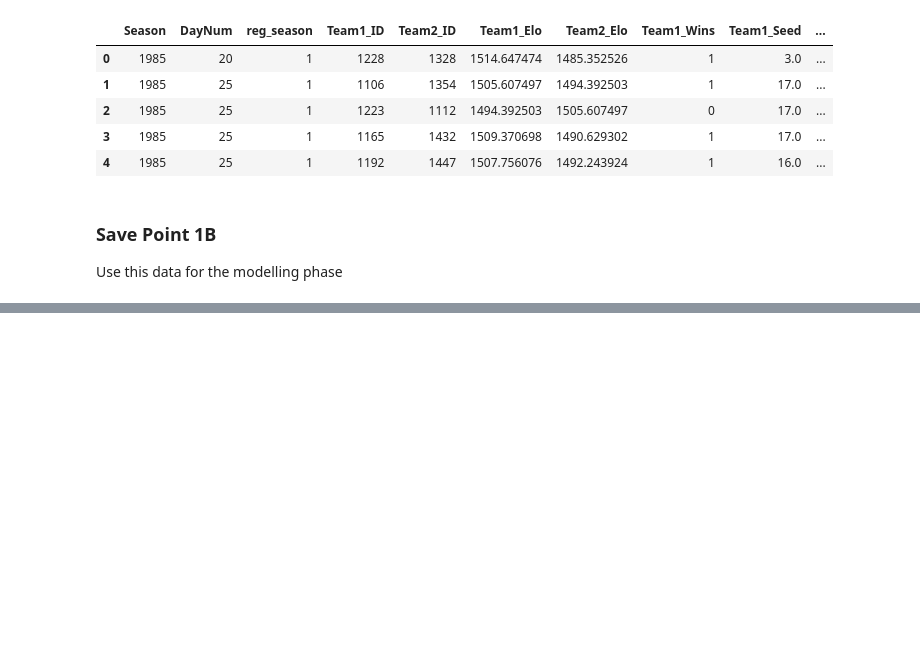
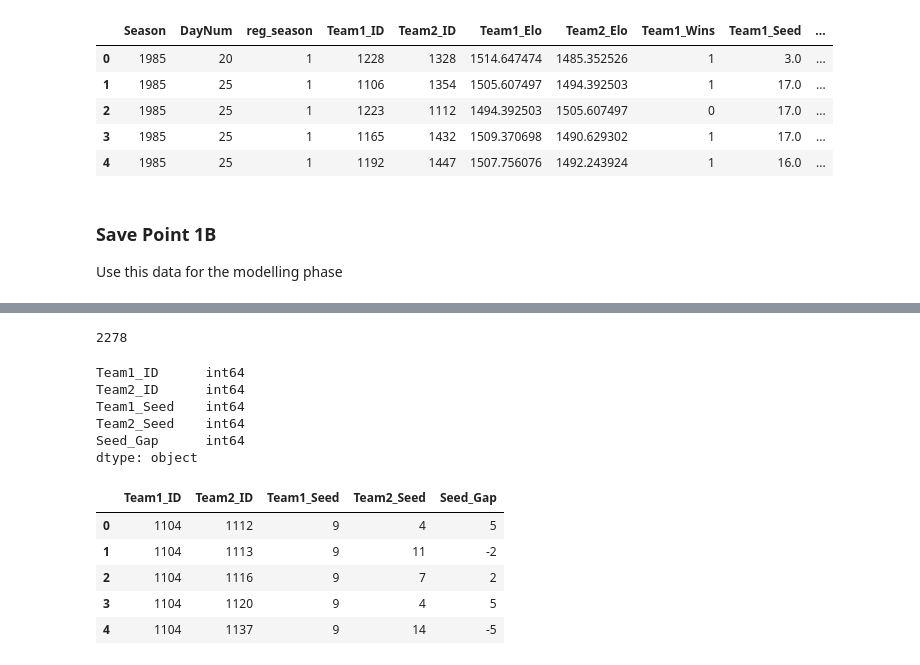
Before and after one commit to hamil168/Data-Science-Misc, a Jupyter notebook: Kaggle_NCAA_2018/Mens/NCAA Men's Basketball 2018 - ELO Calcs.ipynb, the cells around one changed output, grey strips where cells are left out. Drawn from its saved outputs; the diff is of its cells as text; code cells hidden in the pictures; blank space fills up the shorter version.

```diff
--- a/Kaggle_NCAA_2018/Mens/NCAA Men's Basketball 2018 - ELO Calcs.ipynb
+++ b/Kaggle_NCAA_2018/Mens/NCAA Men's Basketball 2018 - ELO Calcs.ipynb
@@ -561,0 +612,3 @@ df.to_csv('NCAA_Men_Data_1B.csv',index=True)
+# %%
+seeds2018.reset_index(drop=True, inplace=True)
+seeds2018.sort_values('TeamID',inplace=True)
@@ -561,0 +623,42 @@ df.to_csv('NCAA_Men_Data_1B.csv',index=True)
+# %%
+combinations = [[i,j] for i in seeds2018.TeamID for j in seeds2018.TeamID if i < j]
+# %%
+len(combinations)
+# %% [output]
+2278
+# %%
+test_df = []
+
+test_df = pd.DataFrame(combinations, columns=['Team1_ID','Team2_ID'])
+
+test_df = test_df.merge(seeds2018, how = 'left', left_on = 'Team1_ID', right_on = 'TeamID')
+test_df = test_df.merge(seeds2018, how = 'left', left_on = 'Team2_ID', right_on = 'TeamID')
+
+test_df.drop(['TeamID_x'], axis=1, inplace=True)
+test_df.drop(['TeamID_y'], axis=1, inplace=True)
+
+test_df.rename(columns = {'Num_x': 'Team1_Seed'}, inplace=True)
+test_df.rename(columns = {'Num_y': 'Team2_Seed'}, inplace=True)
+# %%
+test_df['Team1_Seed'] = pd.to_numeric(test_df.Team1_Seed,errors='coerce')
+test_df['Team2_Seed'] = pd.to_numeric(test_df.Team2_Seed,errors='coerce')
+
+test_df['Seed_Gap'] = test_df['Team1_Seed'] - test_df['Team2_Seed']
+# %%
+test_df.dtypes
+# %% [output]
+Team1_ID      int64
+Team2_ID      int64
+Team1_Seed    int64
+Team2_Seed    int64
+Seed_Gap      int64
+dtype: object
+# %%
+test_df.head()
+# %% [output]
+|  | Team1_ID | Team2_ID | Team1_Seed | Team2_Seed | Seed_Gap |
+| 0 | 1104 | 1112 | 9 | 4 | 5 |
+| 1 | 1104 | 1113 | 9 | 11 | -2 |
+| 2 | 1104 | 1116 | 9 | 7 | 2 |
+| 3 | 1104 | 1120 | 9 | 4 | 5 |
+| 4 | 1104 | 1137 | 9 | 14 | -5 |
```
Also changed, not shown: parts of 20 cells of this notebook, 2 other files.
